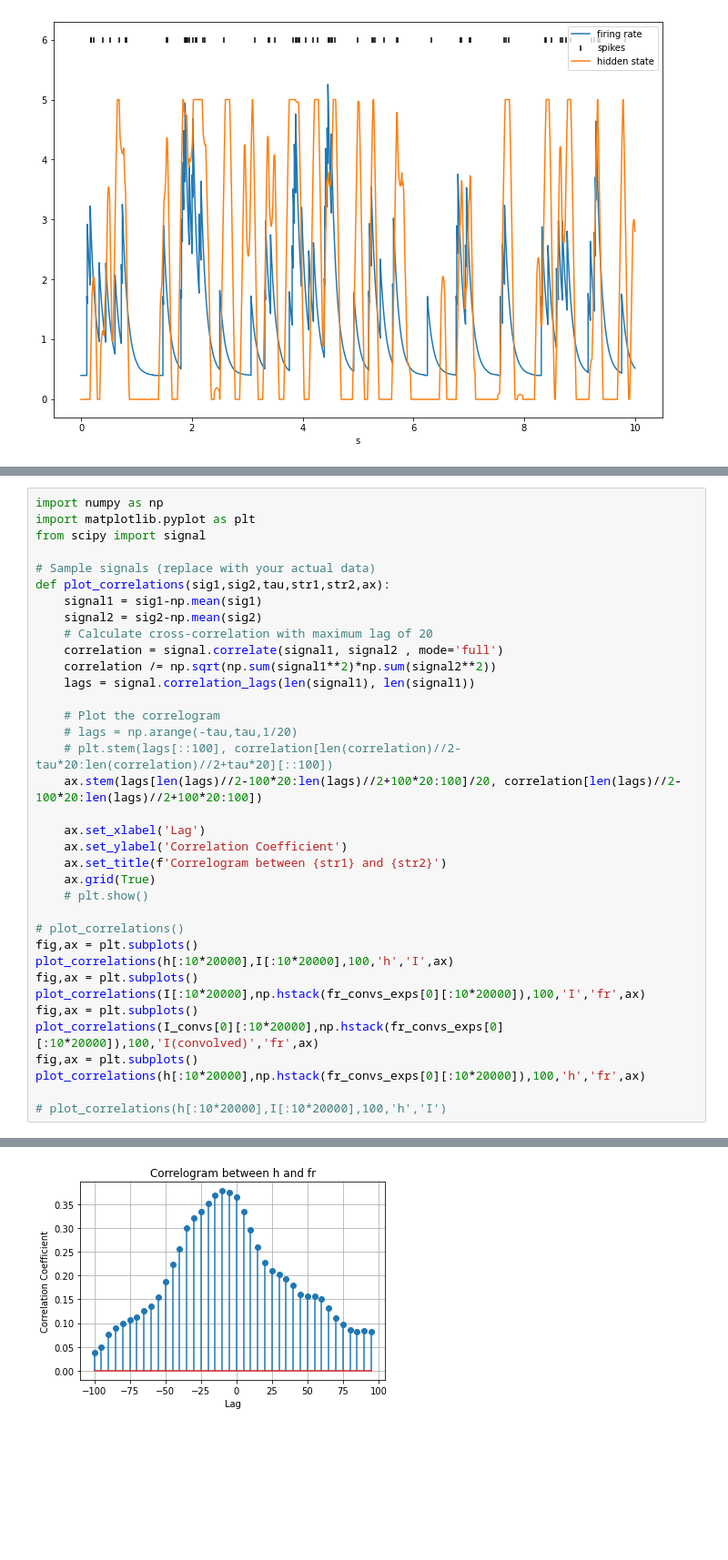
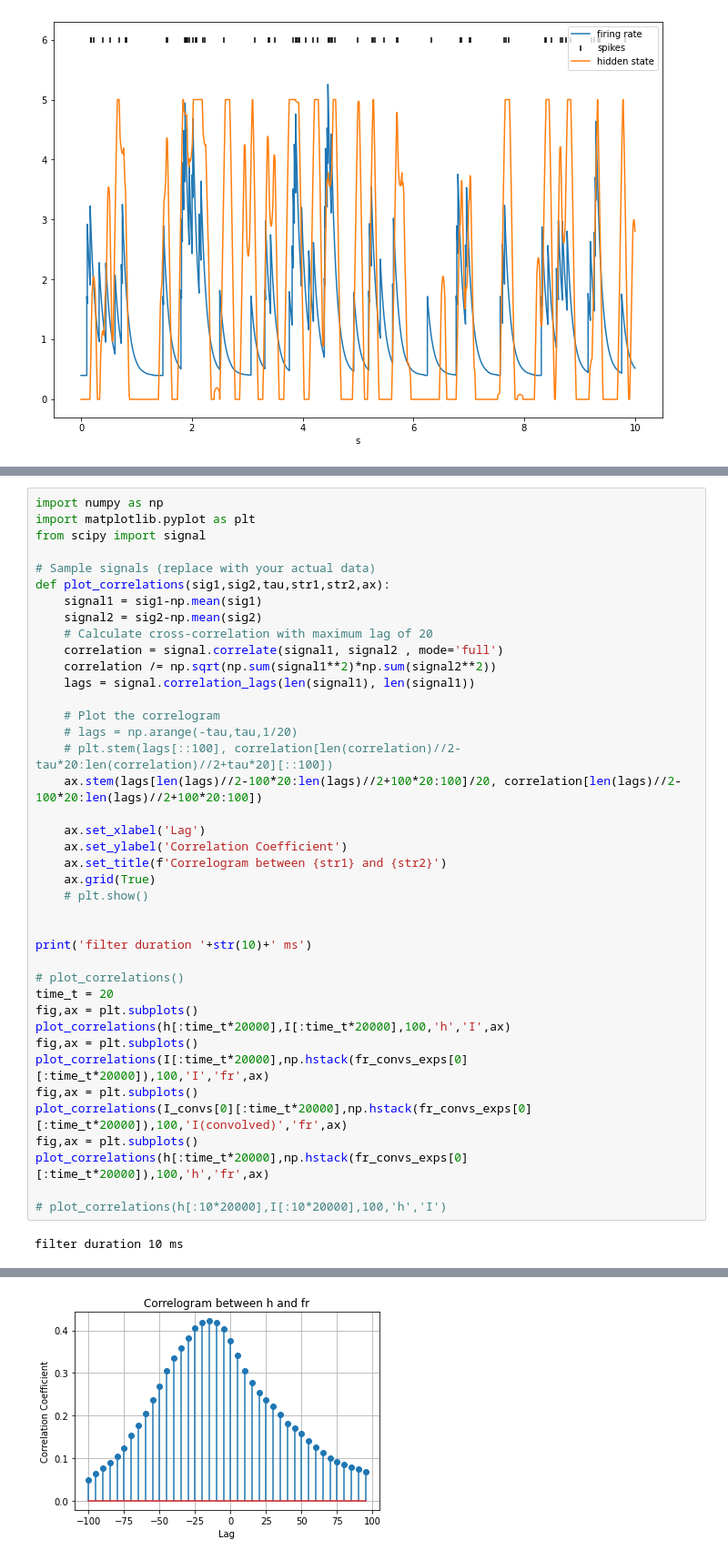
Before and after one commit to Nishant-codex/single_neuron_models, a Jupyter notebook: Multiple time scales of adaptation.ipynb, the cells around one changed output, grey strips where cells are left out. Shown at 91% size. Drawn from its saved outputs; the diff is of its cells as text; blank space fills up the shorter version.

```diff
--- a/Multiple time scales of adaptation.ipynb
+++ b/Multiple time scales of adaptation.ipynb
@@ -305,15 +306,20 @@ def plot_correlations(sig1,sig2,tau,str1,str2,ax):
     ax.grid(True)
     # plt.show()
 
+
+print('filter duration '+str(10)+' ms')
+
 # plot_correlations()
+time_t = 20
 fig,ax = plt.subplots()
-plot_correlations(h[:10*20000],I[:10*20000],100,'h','I',ax)
+plot_correlations(h[:time_t*20000],I[:time_t*20000],100,'h','I',ax)
 fig,ax = plt.subplots()
-plot_correlations(I[:10*20000],np.hstack(fr_convs_exps[0][:10*20000]),100,'I','fr',ax)
+plot_correlations(I[:time_t*20000],np.hstack(fr_convs_exps[0][:time_t*20000]),100,'I','fr',ax)
 fig,ax = plt.subplots()
-plot_correlations(I_convs[0][:10*20000],np.hstack(fr_convs_exps[0][:10*20000]),100,'I(convolved)','fr',ax)
+plot_correlations(I_convs[0][:time_t*20000],np.hstack(fr_convs_exps[0][:time_t*20000]),100,'I(convolved)','fr',ax)
 fig,ax = plt.subplots()
-plot_correlations(h[:10*20000],np.hstack(fr_convs_exps[0][:10*20000]),100,'h','fr',ax)
+plot_correlations(h[:time_t*20000],np.hstack(fr_convs_exps[0][:time_t*20000]),100,'h','fr',ax)
 
 # plot_correlations(h[:10*20000],I[:10*20000],100,'h','I')
 # %% [output]
+filter duration 10 ms
@@ -323,2 +329,2 @@ plot_correlations(h[:10*20000],np.hstack(fr_convs_exps[0][:10*20000]),100,'h','f
-[figure, old version]
+[figure, new version]
 # %%
```
Also changed, not shown: parts of 73 cells of this notebook.
